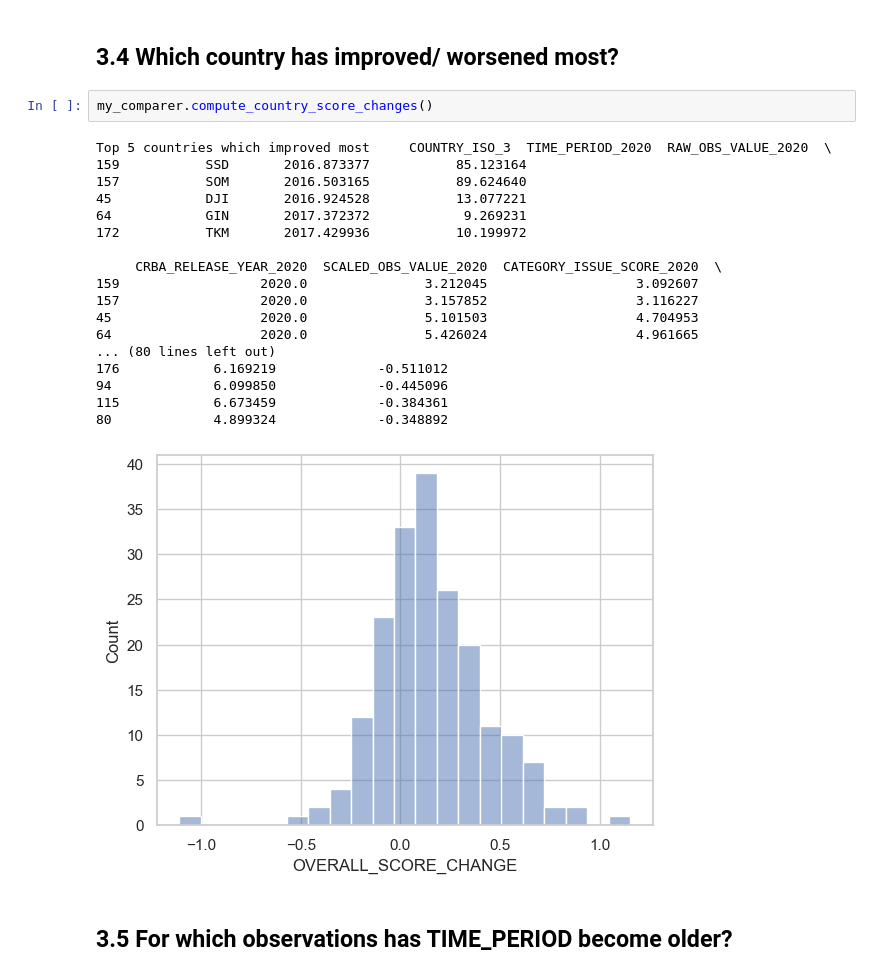
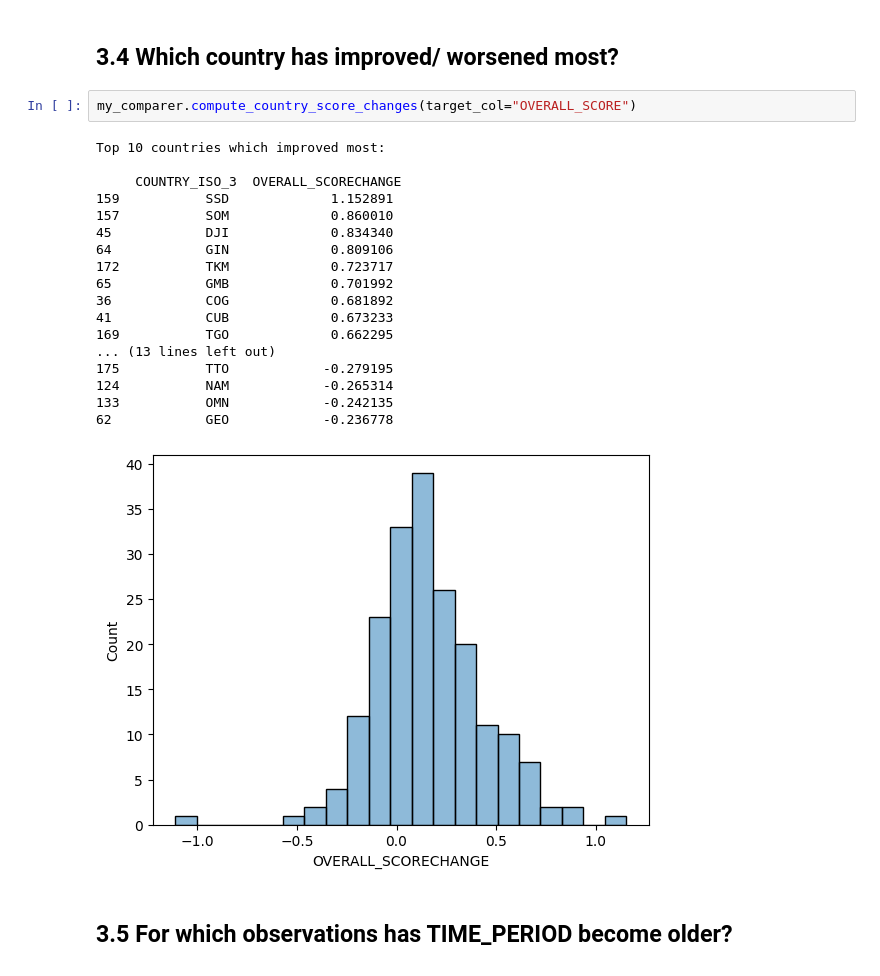
Before and after one commit to iferminm/crba-etl, a Jupyter notebook: validation/comparison_of_final_files.ipynb, the cells around one changed output. Cells and saved outputs as stored; diff of their text form.

Commit message:
CRBA-159: Add further EDA validations and export of final aggregated file

```diff
--- a/validation/comparison_of_final_files.ipynb
+++ b/validation/comparison_of_final_files.ipynb
@@ -230,26 +249,26 @@ for i in index_list:
 # %% [markdown]
 ## 3.4 Which country has improved/ worsened most?
 # %%
-my_comparer.compute_country_score_changes()
+my_comparer.compute_country_score_changes(target_col="OVERALL_SCORE")
 # %% [output]
-Top 5 countries which improved most     COUNTRY_ISO_3  TIME_PERIOD_2020  RAW_OBS_VALUE_2020  \
-159           SSD       2016.873377           85.123164
-157           SOM       2016.503165           89.624640
-45            DJI       2016.924528           13.077221
-64            GIN       2017.372372            9.269231
-172           TKM       2017.429936           10.199972
+Top 10 countries which improved most:
 
-     CRBA_RELEASE_YEAR_2020  SCALED_OBS_VALUE_2020  CATEGORY_ISSUE_SCORE_2020  \
-159                  2020.0               3.212045                   3.092607
-157                  2020.0               3.157852                   3.116227
-45                   2020.0               5.101503                   4.704953
-64                   2020.0               5.426024                   4.961665
-... (80 lines left out)
-176            6.169219             -0.511012
-94             6.099850             -0.445096
-115            6.673459             -0.384361
-80             4.899324             -0.348892
+     COUNTRY_ISO_3  OVERALL_SCORECHANGE
+159           SSD             1.152891
+157           SOM             0.860010
+45            DJI             0.834340
+64            GIN             0.809106
+172           TKM             0.723717
+65            GMB             0.701992
+36            COG             0.681892
+41            CUB             0.673233
+169           TGO             0.662295
+... (13 lines left out)
+175           TTO            -0.279195
+124           NAM            -0.265314
+133           OMN            -0.242135
+62            GEO            -0.236778
-[figure, old version]
+[figure, new version]
 # %% [markdown]
 ## 3.5 For which observations has TIME_PERIOD become older?
 # %%
```
Also changed, not shown: parts of 8 cells of this notebook, 2 other files.
